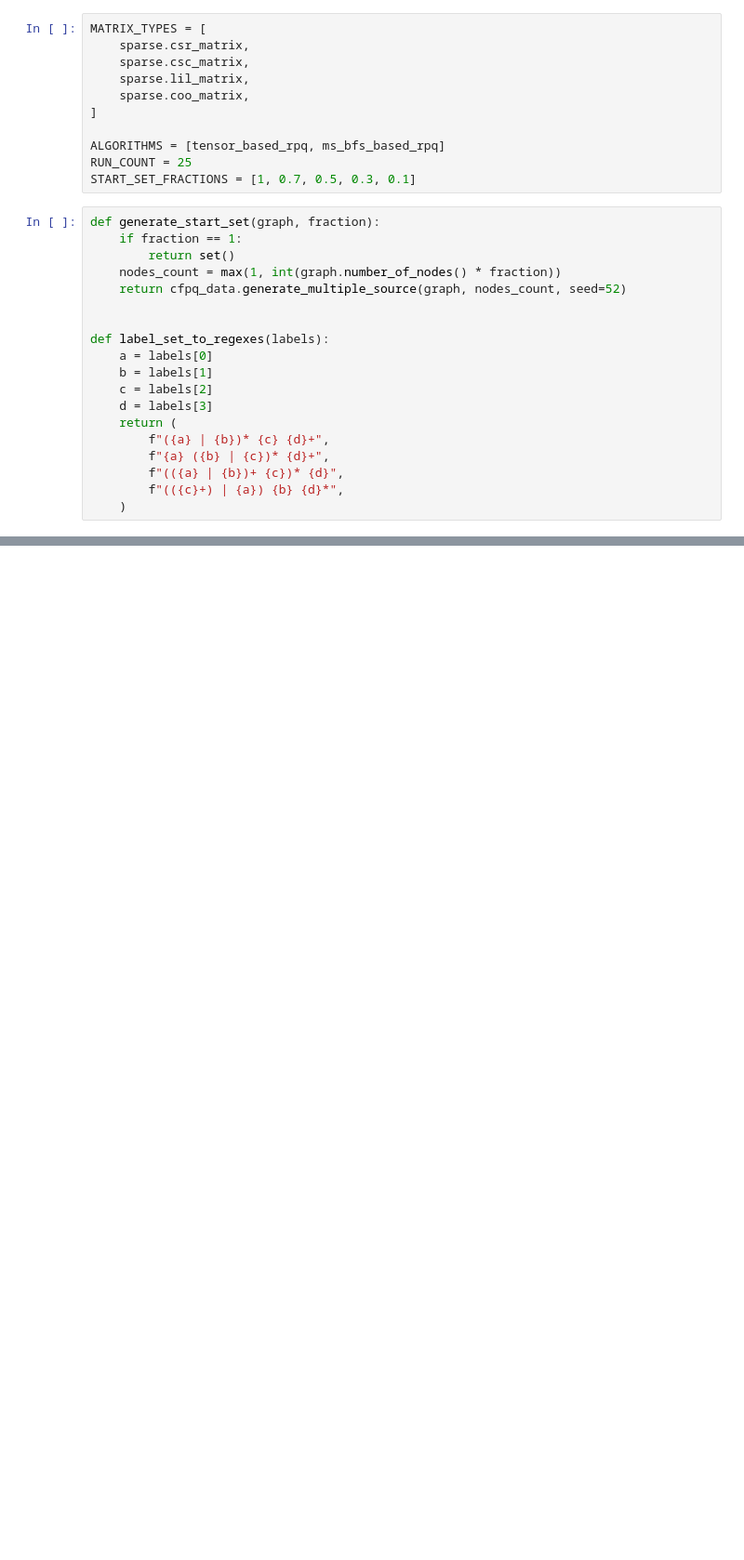
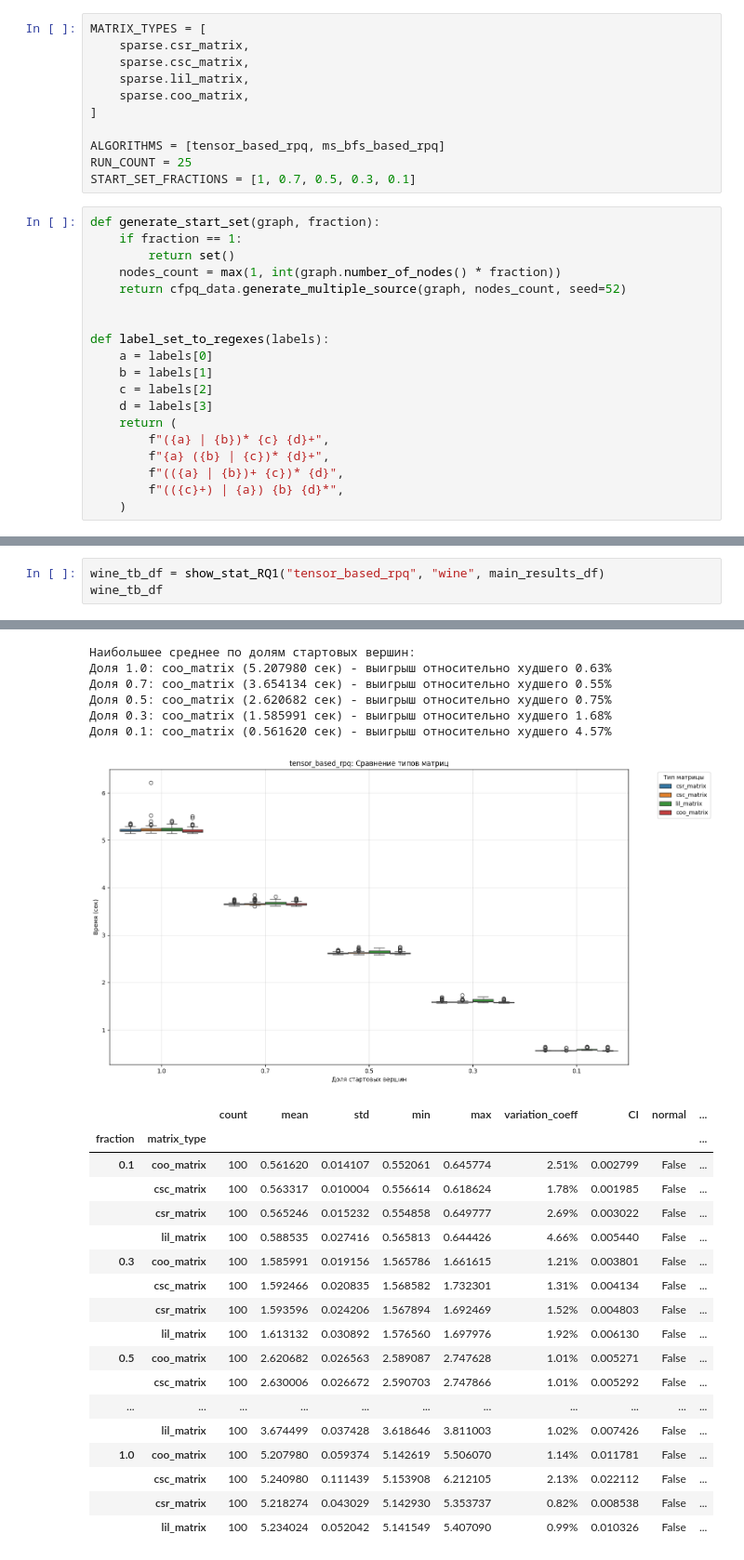
Before and after one commit to vicitori/formal-lang-course, a Jupyter notebook: project/experiment/experiment.ipynb, the cells around one changed output, grey strips where cells are left out. Shown: that part at 93% size. Drawn from its saved outputs; the diff is of its cells as text; blank space fills up the shorter version.

```diff
--- a/project/experiment/experiment.ipynb
+++ b/project/experiment/experiment.ipynb
@@ -273,0 +383,4 @@ for g in df_results["graph"].unique():
+# %%
+wine_tb_df = show_stat_RQ1("tensor_based_rpq", "wine", main_results_df)
+wine_tb_df
+# %% [output]
@@ -273,0 +389,25 @@ for g in df_results["graph"].unique():
+Наибольшее среднее по долям стартовых вершин:
+Доля 1.0: coo_matrix (5.207980 сек) - выигрыш относительно худшего 0.63%
+Доля 0.7: coo_matrix (3.654134 сек) - выигрыш относительно худшего 0.55%
+Доля 0.5: coo_matrix (2.620682 сек) - выигрыш относительно худшего 0.75%
+Доля 0.3: coo_matrix (1.585991 сек) - выигрыш относительно худшего 1.68%
+Доля 0.1: coo_matrix (0.561620 сек) - выигрыш относительно худшего 4.57%
+[figure, added]
+|  |  | count | mean | std | min | max | variation_coeff | CI | normal | ... |
+| fraction | matrix_type |  |  |  |  |  |  |  |  | ... |
+| 0.1 | coo_matrix | 100 | 0.561620 | 0.014107 | 0.552061 | 0.645774 | 2.51% | 0.002799 | False | ... |
+|  | csc_matrix | 100 | 0.563317 | 0.010004 | 0.556614 | 0.618624 | 1.78% | 0.001985 | False | ... |
+|  | csr_matrix | 100 | 0.565246 | 0.015232 | 0.554858 | 0.649777 | 2.69% | 0.003022 | False | ... |
+|  | lil_matrix | 100 | 0.588535 | 0.027416 | 0.565813 | 0.644426 | 4.66% | 0.005440 | False | ... |
+| 0.3 | coo_matrix | 100 | 1.585991 | 0.019156 | 1.565786 | 1.661615 | 1.21% | 0.003801 | False | ... |
+|  | csc_matrix | 100 | 1.592466 | 0.020835 | 1.568582 | 1.732301 | 1.31% | 0.004134 | False | ... |
+|  | csr_matrix | 100 | 1.593596 | 0.024206 | 1.567894 | 1.692469 | 1.52% | 0.004803 | False | ... |
+|  | lil_matrix | 100 | 1.613132 | 0.030892 | 1.576560 | 1.697976 | 1.92% | 0.006130 | False | ... |
+| 0.5 | coo_matrix | 100 | 2.620682 | 0.026563 | 2.589087 | 2.747628 | 1.01% | 0.005271 | False | ... |
+|  | csc_matrix | 100 | 2.630006 | 0.026672 | 2.590703 | 2.747866 | 1.01% | 0.005292 | False | ... |
+| ... | ... | ... | ... | ... | ... | ... | ... | ... | ... | ... |
+|  | lil_matrix | 100 | 3.674499 | 0.037428 | 3.618646 | 3.811003 | 1.02% | 0.007426 | False | ... |
+| 1.0 | coo_matrix | 100 | 5.207980 | 0.059374 | 5.142619 | 5.506070 | 1.14% | 0.011781 | False | ... |
+|  | csc_matrix | 100 | 5.240980 | 0.111439 | 5.153908 | 6.212105 | 2.13% | 0.022112 | False | ... |
+|  | csr_matrix | 100 | 5.218274 | 0.043029 | 5.142930 | 5.353737 | 0.82% | 0.008538 | False | ... |
+|  | lil_matrix | 100 | 5.234024 | 0.052042 | 5.141549 | 5.407090 | 0.99% | 0.010326 | False | ... |
```
Also changed, not shown: parts of 37 cells of this notebook, 1 other file.
